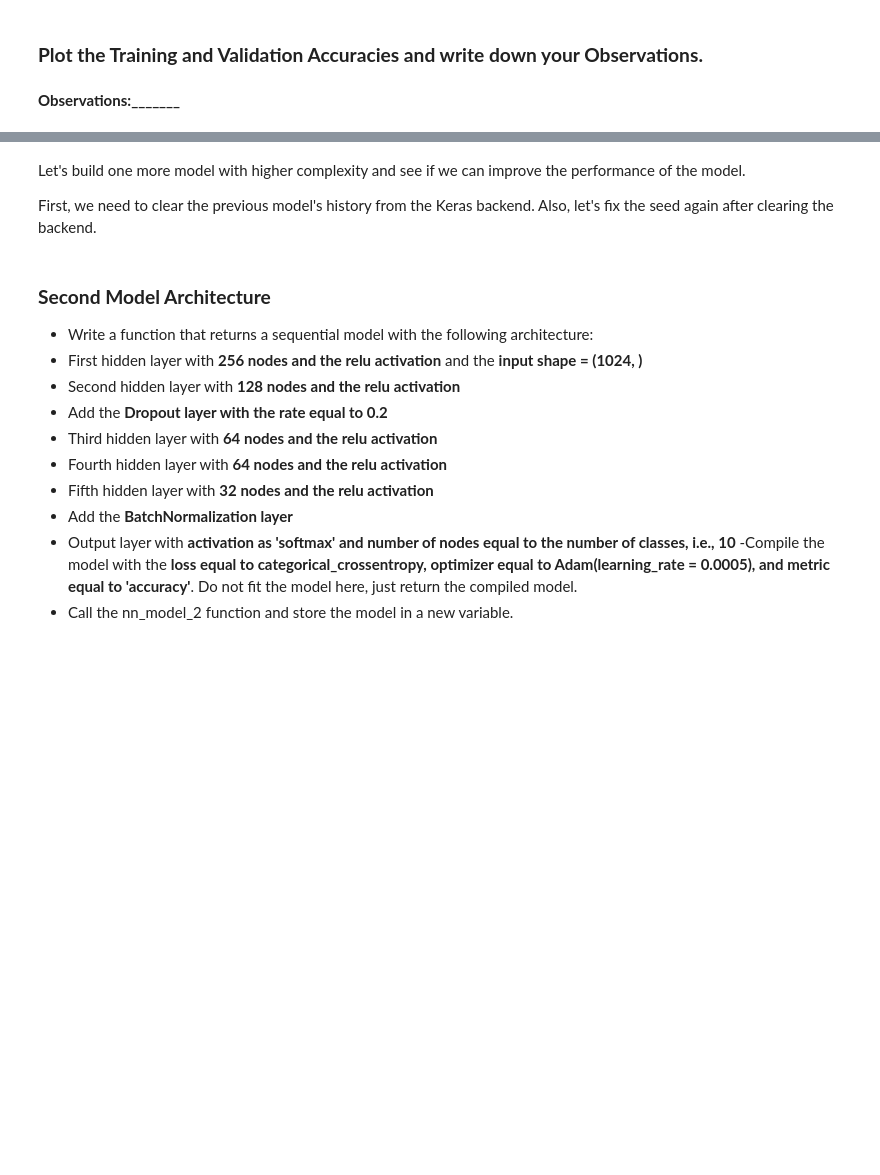
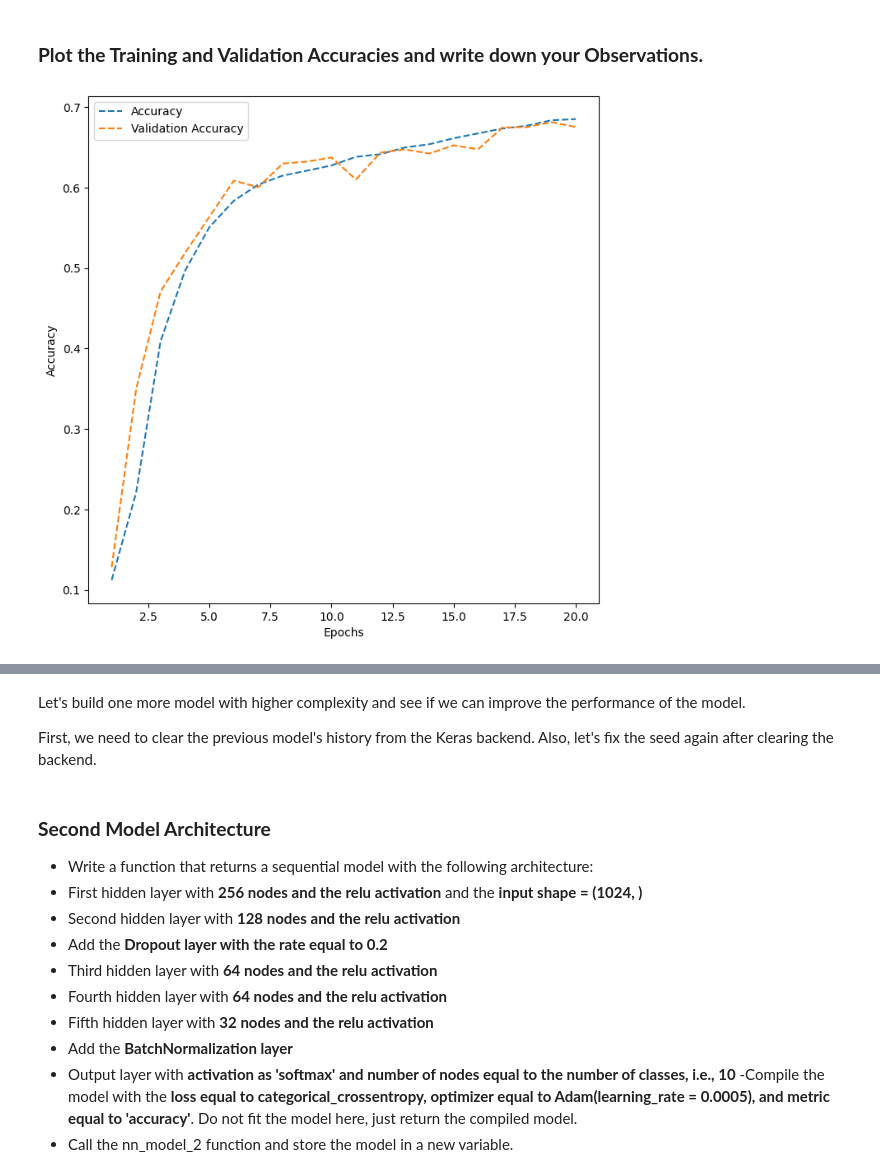
Before and after one commit to aravindsuri/elective_deeplearning, a Jupyter notebook: High_Code_SVHN_Digit_Recognition.ipynb, the cells around one changed output, grey strips where cells are left out. Drawn from its saved outputs; the diff is of its cells as text; code cells hidden in the pictures; blank space fills up the shorter version.

```diff
--- a/High_Code_SVHN_Digit_Recognition.ipynb
+++ b/High_Code_SVHN_Digit_Recognition.ipynb
@@ -247,4 +325,34 @@ Now that we have done the data preprocessing, let's build an ANN model.
 # %% [markdown]
 ### **Plot the Training and Validation Accuracies and write down your Observations.**
-# %% [markdown]
-**Observations:_______**
+# %%
+# Let's now plot the training and validation accuracies.
+
+# Here we extract the training history from the Keras model and store it in a dictionary.
+# Since dictionaries in python are pairs of key-values.
+dict_hist = history.history
+
+# This creates a list of all the epochs
+list_ep = [i for i in range(1, 21)]
+
+# We can now creates an area to plot the graph using MatPlotLib
+plt.figure(figsize = (8, 8))
+
+# Let's now plot the Accuracy in Blue
+plt.plot(list_ep, dict_hist['accuracy'], ls = '--', label = 'Accuracy')
+
+# We will now plot the second line 'Validation Accuracy' in Yellow
+plt.plot(list_ep, dict_hist['val_accuracy'], ls = '--', label = 'Validation Accuracy')
+
+# We will set the label for the Y-axis as 'Accuracy'
+plt.ylabel('Accuracy')
+
+# We will set the label for the X-axis as 'Epochs'
+plt.xlabel('Epochs')
+
+# Let's also set the legend for the graph
+plt.legend()
+
+# Finally let's now plot the actual graph
+plt.show()
+# %% [output]
+[figure, added]
```
Also changed, not shown: parts of 42 cells of this notebook.
